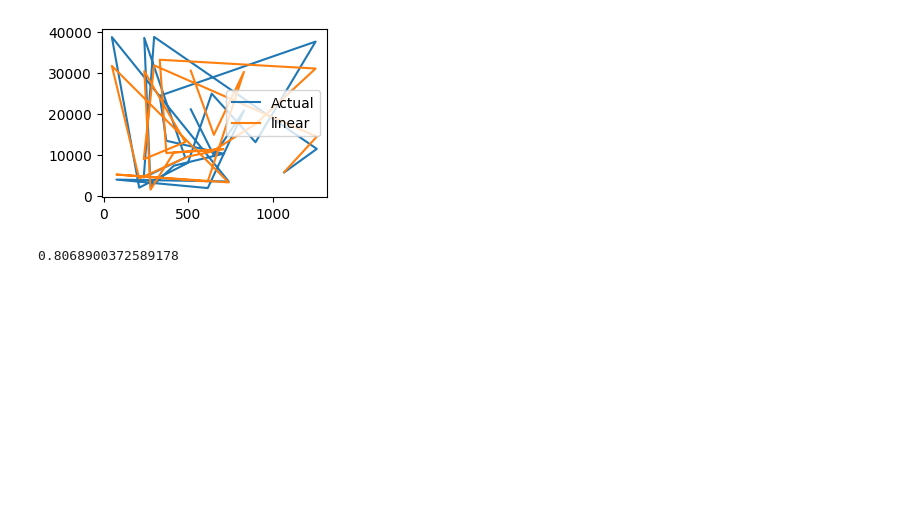
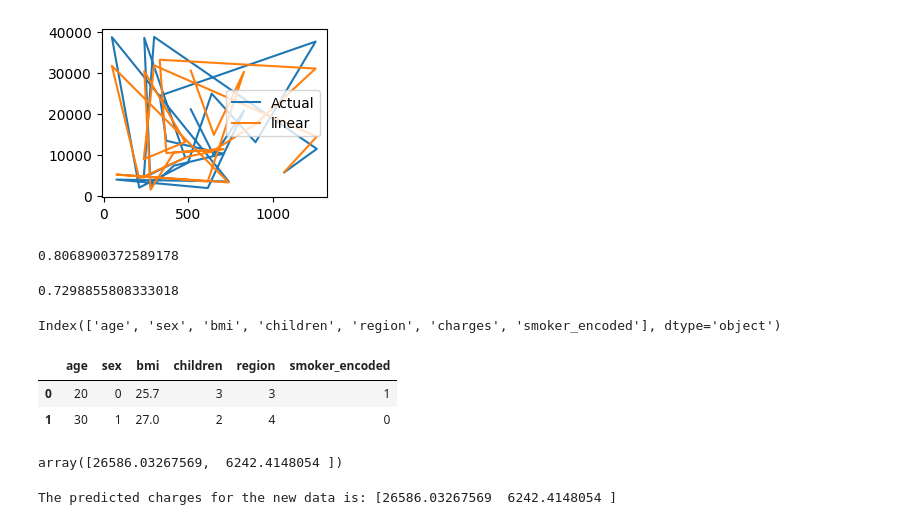
Before and after one commit to itsmeankeet/MachineLearning, a Jupyter notebook: day3/data_analysis/insurance/app.ipynb, the cells around one changed output. Cells and saved outputs as stored; diff of their text form; code cells hidden in the pictures; blank space fills up the shorter version.

```diff
--- a/day3/data_analysis/insurance/app.ipynb
+++ b/day3/data_analysis/insurance/app.ipynb
@@ -231,0 +241,5 @@ score1
+# %%
+score2 = metrics.r2_score(Y_train,pred2)
+score2
+# %% [output]
+0.7298855808333018
@@ -231,0 +249,11 @@ score1
+# %%
+df.columns
+# %% [output]
+Index(['age', 'sex', 'bmi', 'children', 'region', 'charges', 'smoker_encoded'], dtype='object')
+# %%
+new_df = pd.DataFrame({'age': [20,30], 'sex': [0,1], 'bmi': [25.7,27.0], 'children': [3,2], 'region': [3,4], 'smoker_encoded': [1,0]})
+new_df
+# %% [output]
+|  | age | sex | bmi | children | region | smoker_encoded |
+| 0 | 20 | 0 | 25.7 | 3 | 3 | 1 |
+| 1 | 30 | 1 | 27.0 | 2 | 4 | 0 |
@@ -231,0 +262,8 @@ score1
+# %%
+pred_user
+# %% [output]
+array([26586.03267569,  6242.4148054 ])
+# %%
+print('The predicted charges for the new data is:',pred_user)
+# %% [output]
+The predicted charges for the new data is: [26586.03267569  6242.4148054 ]
```
Also changed, not shown: parts of 10 cells of this notebook, 3 other files.
